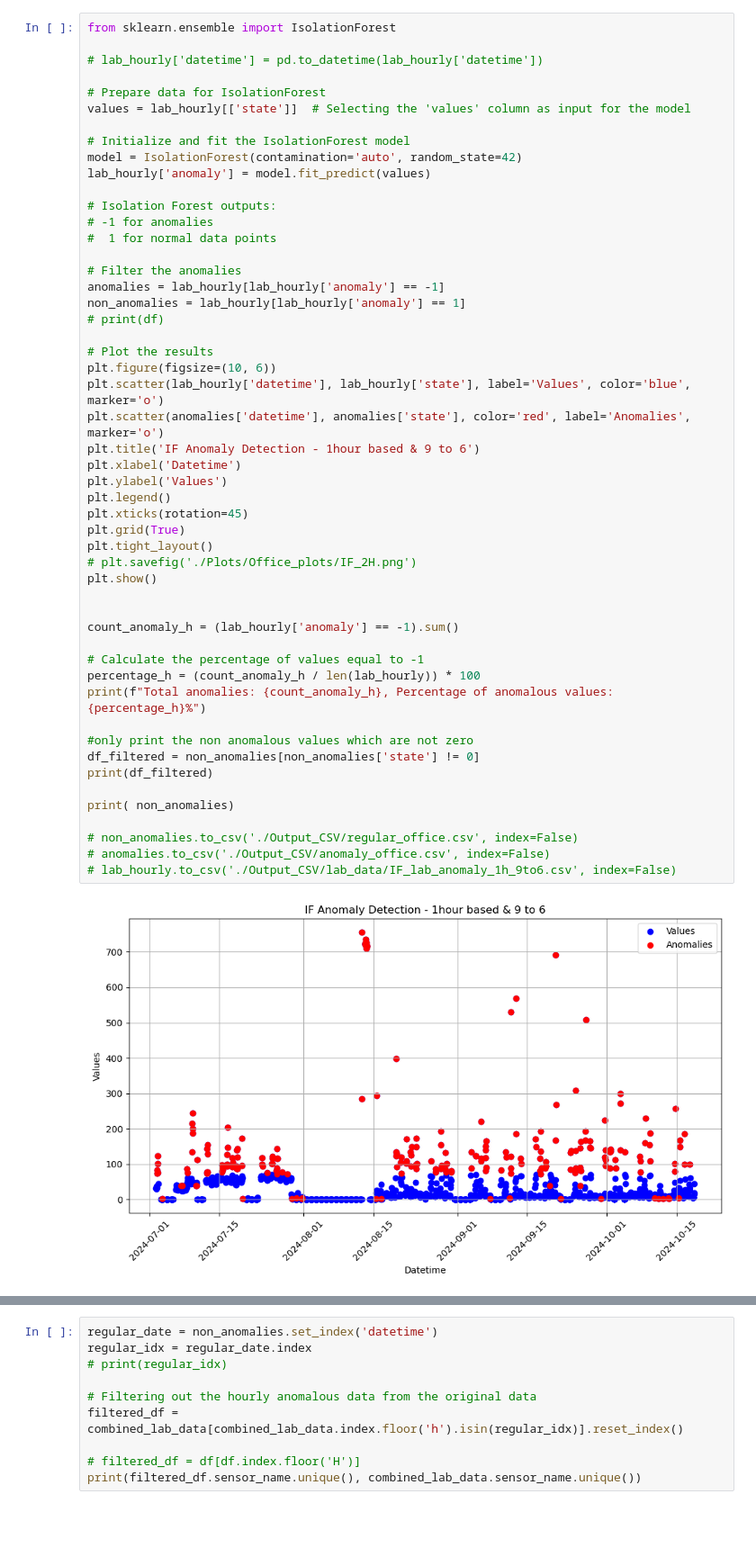
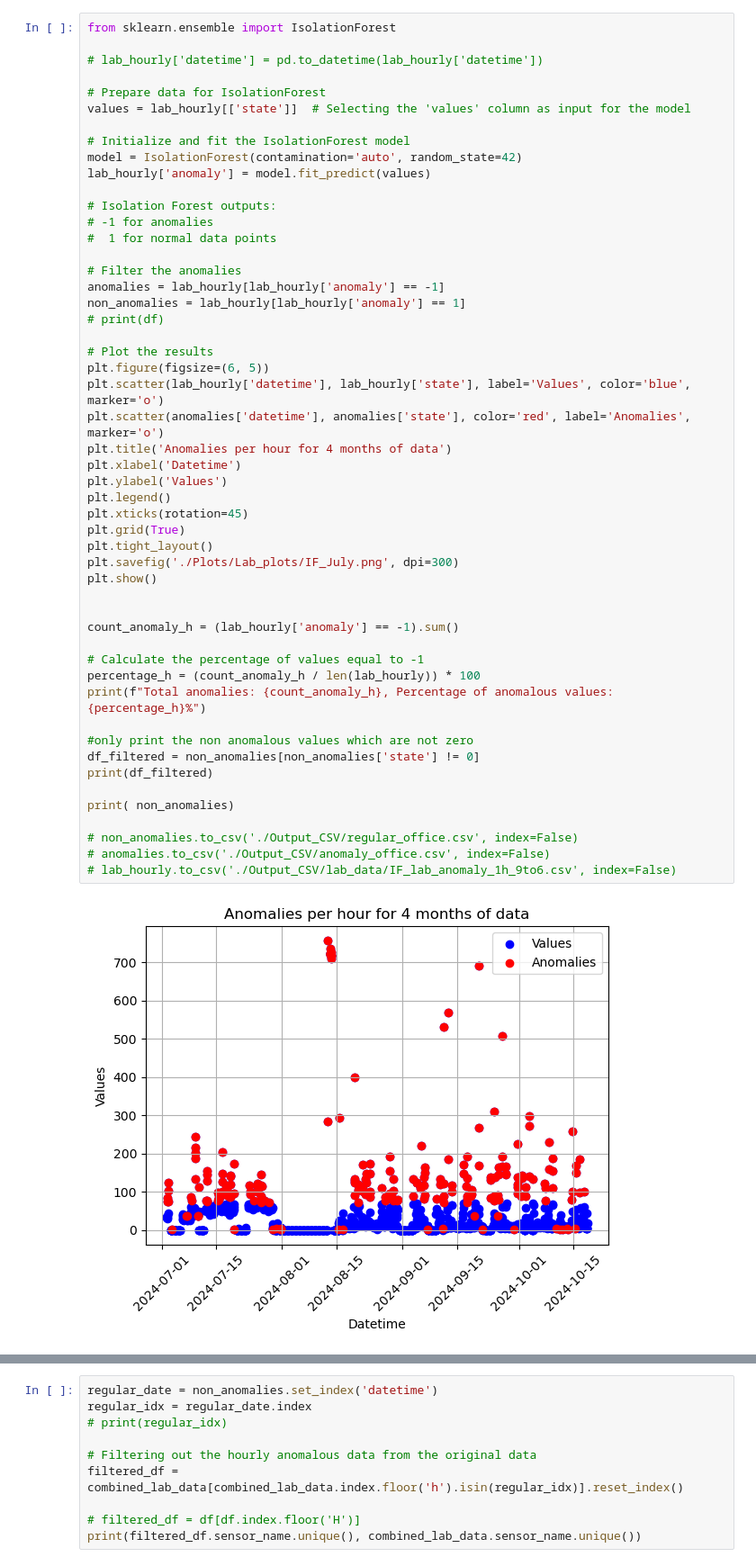
Before and after one commit to AsifTanvir/SEAD-analysis, a Jupyter notebook: Lab_data_analysis.ipynb, the cells around one changed output, grey strips where cells are left out. Shown at 90% size. Saved outputs shown, nothing was run; the diff lists cells and outputs as text; blank space fills up the shorter version.

```diff
--- a/Lab_data_analysis.ipynb
+++ b/Lab_data_analysis.ipynb
@@ -112,37 +113,37 @@ non_anomalies = lab_hourly[lab_hourly['anomaly'] == 1]
 # print(df)
 
 # Plot the results
-plt.figure(figsize=(10, 6))
+plt.figure(figsize=(6, 5))
 plt.scatter(lab_hourly['datetime'], lab_hourly['state'], label='Values', color='blue', marker='o')
 plt.scatter(anomalies['datetime'], anomalies['state'], color='red', label='Anomalies', marker='o')
-plt.title('IF Anomaly Detection - 1hour based & 9 to 6')
+plt.title('Anomalies per hour for 4 months of data')
 plt.xlabel('Datetime')
 plt.ylabel('Values')
 plt.legend()
 plt.xticks(rotation=45)
 plt.grid(True)
 plt.tight_layout()
-# plt.savefig('./Plots/Office_plots/IF_2H.png')
+plt.savefig('./Plots/Lab_plots/IF_July.png', dpi=300)
 plt.show()
 
 
 count_anomaly_h = (lab_hourly['anomaly'] == -1).sum()
 
 # Calculate the percentage of values equal to -1
 percentage_h = (count_anomaly_h / len(lab_hourly)) * 100
 print(f"Total anomalies: {count_anomaly_h}, Percentage of anomalous values: {percentage_h}%")
 
 #only print the non anomalous values which are not zero
 df_filtered = non_anomalies[non_anomalies['state'] != 0]
 print(df_filtered)
 
 print( non_anomalies)
 
 # non_anomalies.to_csv('./Output_CSV/regular_office.csv', index=False)
 # anomalies.to_csv('./Output_CSV/anomaly_office.csv', index=False)
 # lab_hourly.to_csv('./Output_CSV/lab_data/IF_lab_anomaly_1h_9to6.csv', index=False)
 # %% [output]
-[figure, old version]
+[figure, new version]
 Total anomalies: 217, Percentage of anomalous values: 18.1438127090301%
                 datetime  state  anomaly
 0    2024-07-02 08:00:00   31.0        1
```
Also changed, not shown: parts of 8 cells of this notebook, 45 other files.
